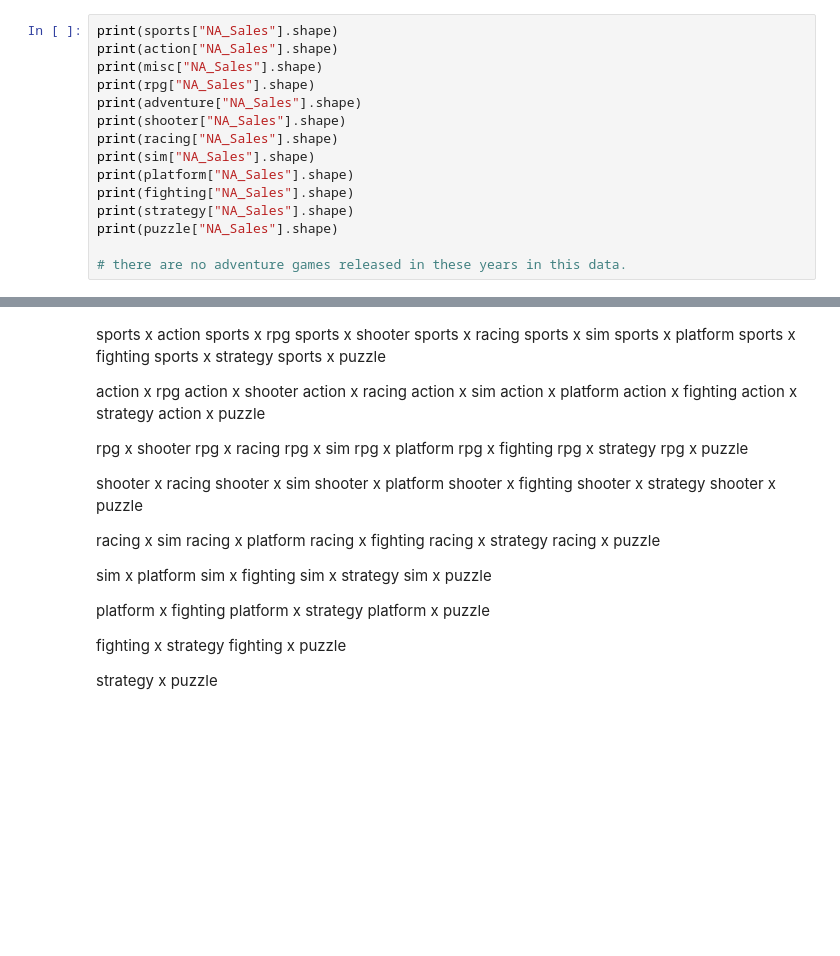
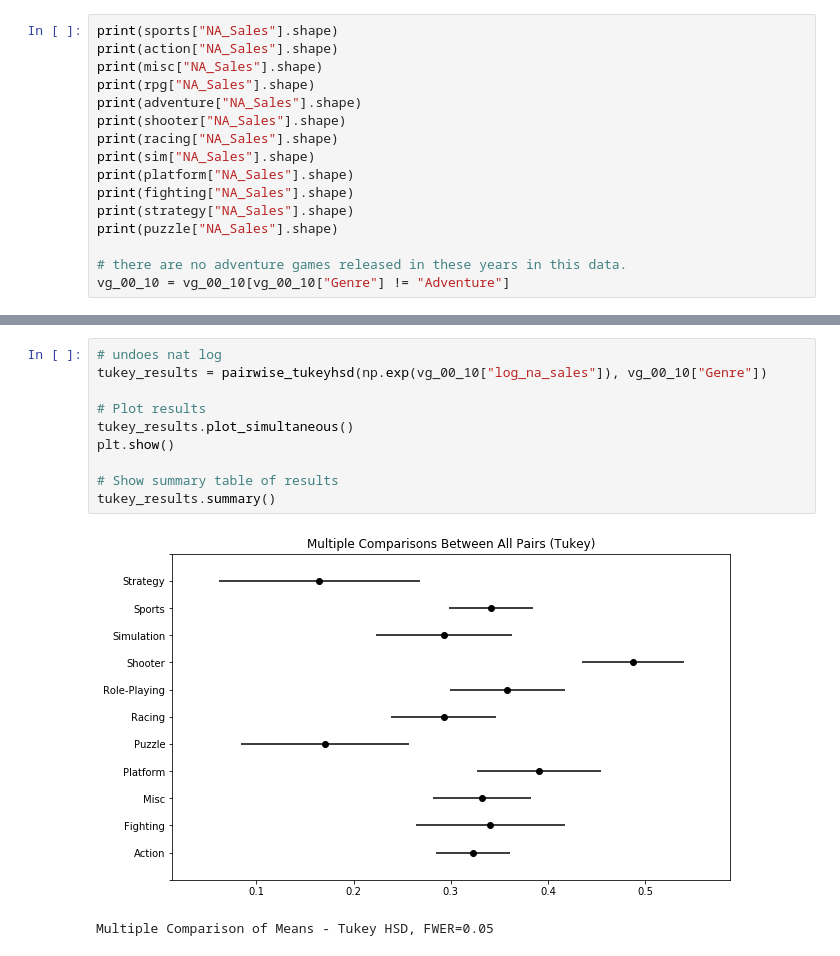
Before and after one commit to DJGump/game_sales_analysis, a Jupyter notebook: vg_sales_analysis_testing_dgump.ipynb, the cells around one changed output, grey strips where cells are left out. Cells and saved outputs as stored; diff of their text form; blank space fills up the shorter version.

```diff
--- a/vg_sales_analysis_testing_dgump.ipynb
+++ b/vg_sales_analysis_testing_dgump.ipynb
@@ -158,6 +175,7 @@ print(strategy["NA_Sales"].shape)
 print(puzzle["NA_Sales"].shape)
 
 # there are no adventure games released in these years in this data.
+vg_00_10 = vg_00_10[vg_00_10["Genre"] != "Adventure"]
 # %% [output]
 (1600,)
 (2324,)
@@ -214,54 +237,13 @@ F_onewayResult(statistic=22.94814618074259, pvalue=3.663062209489204e-43)
-# %% [markdown]
-sports x action
-sports x rpg
-sports x shooter
-sports x racing
-sports x sim
-sports x platform
-sports x fighting
-sports x strategy
-sports x puzzle
-
-action x rpg
-action x shooter
-action x racing
-action x sim
-action x platform
-action x fighting
-action x strategy
-action x puzzle
-
-rpg x shooter
-rpg x racing
-rpg x sim
-rpg x platform
-rpg x fighting
-rpg x strategy
-rpg x puzzle
-
-shooter x racing
-shooter x sim
-shooter x platform
-shooter x fighting
-shooter x strategy
-shooter x puzzle
-
-racing x sim
-racing x platform
-racing x fighting
-racing x strategy
-racing x puzzle
-
-sim x platform
-sim x fighting
-sim x strategy
-sim x puzzle
-
-platform x fighting
-platform x strategy
-platform x puzzle
-
-fighting x strategy
-fighting x puzzle
-
-strategy x puzzle
+# %%
+# undoes nat log
+tukey_results = pairwise_tukeyhsd(np.exp(vg_00_10["log_na_sales"]), vg_00_10["Genre"])
+
+# Plot results
+tukey_results.plot_simultaneous()
+plt.show()
+
+# Show summary table of results
+tukey_results.summary()
+# %% [output]
+[figure, added]
+Multiple Comparison of Means - Tukey HSD, FWER=0.05
```
Also changed, not shown: parts of 11 cells of this notebook.
